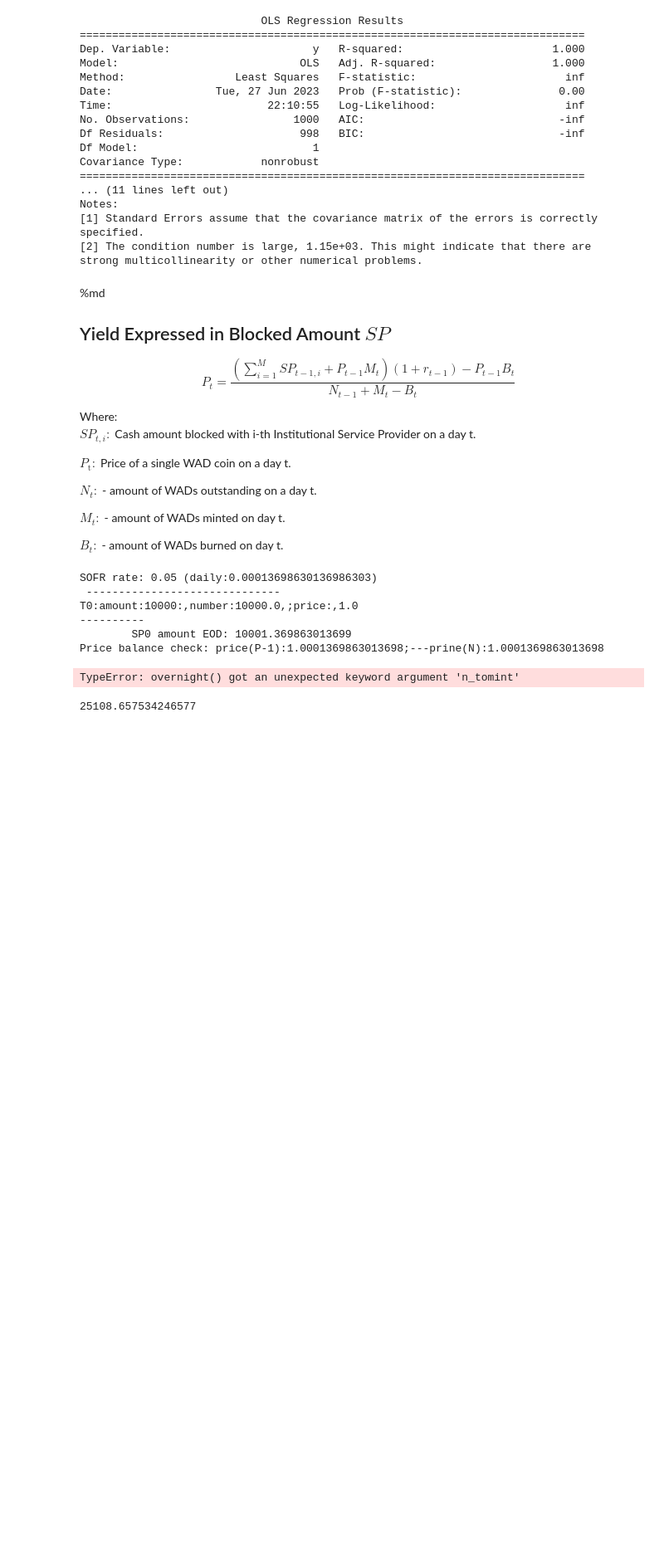
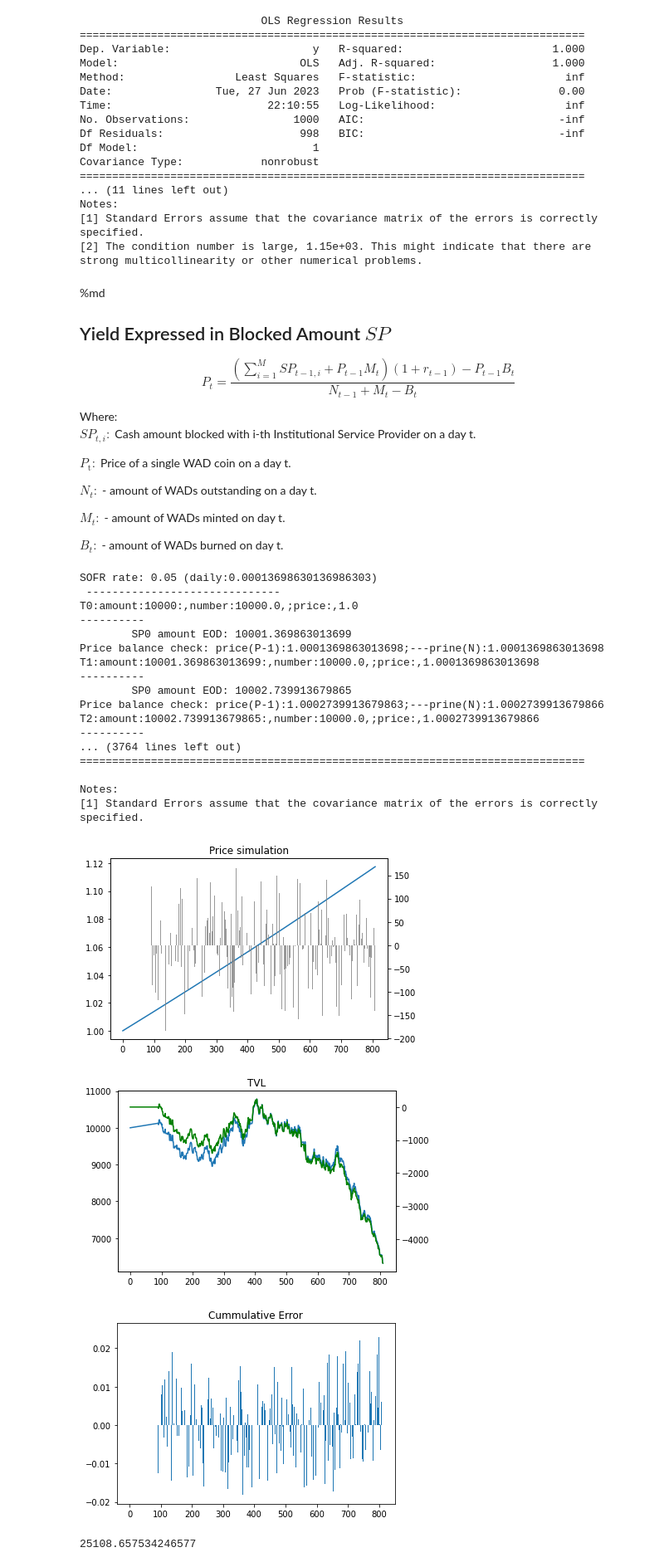
Before and after one commit to erv4gen/Monte-Carlo-Simulation-Engine, a Jupyter notebook: mc/wad_coin_price.ipynb, the cells around one changed output. Shown: that part at 83% size. Drawn from its saved outputs; the diff is of its cells as text; code cells hidden in the pictures; blank space fills up the shorter version.

```diff
--- a/mc/wad_coin_price.ipynb
+++ b/mc/wad_coin_price.ipynb
@@ -259,6 +259,8 @@ class PriceBalanceChecker:
         self.P_r = []
         self.P_N = []
         self.error = []
+        self.cash_net_change = []
+        self.TVL = []
     def chech_variant2(self,P_t,AMOUNT_BLOCKED,r,NUMBER_OF_WADS):
         variant2_simple_from_P_r_ = variant2_simple_from_P_r(P_t=P_t,r=r)
 
@@ -272,6 +274,10 @@ class PriceBalanceChecker:
         self.P_r.append(variant2_simple_from_P_r_)
         self.error.append(variant2_simple_from_P_r_ - variant2_simple_from_N_)
 
+    def record_cash_delta(self,amt_in,amt_out):
+        self.cash_net_change.append(amt_in-amt_out)
+    def record_amot(self,amt):
+        self.TVL.append(amt)
 
 def run_overnight(wad_network:WAD,price_checker:PriceBalanceChecker,SPs:List[SPBook],AMT_TOMINT:int=0.0,N_TO_BURN:int=0.0):
     print('-'*10)
@@ -287,7 +293,8 @@ def run_overnight(wad_network:WAD,price_checker:PriceBalanceChecker,SPs:List[SPB
 
     #Then the network calculates
     price_checker.chech_variant2(P_t=wad_network.p_t,AMOUNT_BLOCKED=total_SP_amnt,r=wad_network.r_daily,NUMBER_OF_WADS=wad_network.n_wads)
-
+    price_checker.record_cash_delta(AMT_TOMINT,N_TO_BURN*wad_network.p_t)
+    price_checker.record_amot(total_SP_amnt)
     wad_network.overnight(net_amot=total_SP_amnt,amt_tomint=AMT_TOMINT,n_toburn=N_TO_BURN)
     print(f'T{wad_network.i}:amount:{wad_network.amount}:,number:{wad_network.n_wads},;price:,{wad_network.p_t}')
 # %%
@@ -310,9 +317,6 @@ spbook0 = SPBook(INITIAL_MINTED,r_daily=r)
 wad_network = WAD(initial_amount=INITIAL_MINTED,r_daily=r,price_f=variant3,initial_price=P_t)
 price_checker=  PriceBalanceChecker()
 
-#Both amount blocked and number of WADs are the function of initial minted amount and price
-AMOUNT_BLOCKED_T0 = 5000 * P_t
-NUMBER_OF_WADS_T0 = AMOUNT_BLOCKED_T0 / P_t
 
 
 print(f'T0:amount:{wad_network.amount}:,number:{wad_network.n_wads},;price:,{wad_network.p_t}')
@@ -322,10 +326,10 @@ for i in range(run_days):
 
 
 # #ADD more
-# N_TOMINT0 = INITIAL_MINTED * 2
+# AMT_TOMINT0 = INITIAL_MINTED * 2
 # N_TO_BURN0 = 0
-# print(f'will mint:{N_TOMINT0},will burn:{N_TO_BURN0}')
-# run_overnight(wad_network,price_checker=price_checker,SPs=[spbook0],N_TOMINT=N_TOMINT0,N_TO_BURN=N_TO_BURN0)
+# print(f'will mint:{AMT_TOMINT0},will burn:{N_TO_BURN0}')
+# run_overnight(wad_network,price_checker=price_checker,SPs=[spbook0],AMT_TOMINT=AMT_TOMINT0,N_TO_BURN=N_TO_BURN0)
 
 
 # for i in range(run_days):
@@ -334,20 +338,20 @@ for i in range(run_days):
 
 
 # #Remove amlost all
-# N_TOMINT1 = 0
-# N_TO_BURN1 = (INITIAL_MINTED + N_TOMINT0) * .9
-# print(f'will mint:{N_TOMINT1},will burn:{N_TO_BURN1}')
-# run_overnight(wad_network,price_checker=price_checker,SPs=[spbook0],N_TOMINT=N_TOMINT1,N_TO_BURN=N_TO_BURN1)
+# AMT_TOMINT1 = 0
+# N_TO_BURN1 = min((INITIAL_MINTED + AMT_TOMINT0) * .9, wad_network.n_wads)
+# print(f'will mint:{AMT_TOMINT1},will burn:{N_TO_BURN1}')
+# run_overnight(wad_network,price_checker=price_checker,SPs=[spbook0],AMT_TOMINT=AMT_TOMINT1,N_TO_BURN=N_TO_BURN1)
 
 # for i in range(run_days):
 #     run_overnight(wad_network,price_checker=price_checker,SPs=[spbook0])
 
 
 # #restore initial amount
-# N_TOMINT2 = INITIAL_MINTED
+# AMT_TOMINT2 = INITIAL_MINTED
 # N_TO_BURN2 = 0
-# print(f'will mint:{N_TOMINT1},will burn:{N_TO_BURN1}')
-# run_overnight(wad_network,price_checker=price_checker,SPs=[spbook0],N_TOMINT=N_TOMINT2,N_TO_BURN=N_TO_BURN2)
+# print(f'will mint:{AMT_TOMINT2},will burn:{N_TO_BURN2}')
+# run_overnight(wad_network,price_checker=price_checker,SPs=[spbook0],AMT_TOMINT=AMT_TOMINT2,N_TO_BURN=N_TO_BURN2)
 
 # for i in range(run_days):
 #     run_overnight(wad_network,price_checker=price_checker,SPs=[spbook0])
@@ -359,41 +363,70 @@ for i in range(run_days):
 
 import random
 AMOUNT_TT = wad_network.amount
 days_multpl = 8
 p_mint_burn_event = 0.3
+rate_range = (0.01,0.03)
 for i in range(run_days*days_multpl):
     if random.random() >p_mint_burn_event:
-        N_TOMINT_TT = AMOUNT_TT * random.uniform(0.01,0.10)
-        N_TO_BURN2_TT = AMOUNT_TT * random.uniform(0.01,0.10)
+        AMT_TOMINT_TT = AMOUNT_TT * random.uniform(*rate_range)
+        N_TO_BURN2_TT = AMOUNT_TT * random.uniform(*rate_range)
 
-        print(f'will mint:{N_TOMINT_TT},will burn:{N_TO_BURN2_TT}')
-        run_overnight(wad_network,price_checker=price_checker,SPs=[spbook0],N_TOMINT=N_TOMINT_TT,N_TO_BURN=N_TO_BURN2_TT)
+        print(f'will mint:{AMT_TOMINT_TT},will burn:{N_TO_BURN2_TT}')
+        run_overnight(wad_network,price_checker=price_checker,SPs=[spbook0],AMT_TOMINT=AMT_TOMINT_TT,N_TO_BURN=N_TO_BURN2_TT)
+
+        AMOUNT_TT = wad_network.amount
     else:
         run_overnight(wad_network,price_checker=price_checker,SPs=[spbook0])
 
 
 
 
 fig0 , ax0 = plt.subplots(figsize=(6,4))
 X , P = [t for t in range(wad_network.i)],wad_network.P
+NET_CHANGE = price_checker.cash_net_change
 ax0.plot(X, P);
 ax0.set_title('Price simulation')
-fit_ols(X,P)
 
+ax01 = ax0.twinx()
+ax01.bar(X,NET_CHANGE,color='grey',alpha=0.8)
+
+
+fig02 , ax02 = plt.subplots(figsize=(6,4))
+ax022 = ax02.twinx()
+TVL = price_checker.TVL
+CUM_CHANGE = np.cumsum(price_checker.cash_net_change)
+ax02.plot(X, TVL);
+ax022.plot(X,CUM_CHANGE,color='green')
+ax02.set_title('TVL')
 
 fig1 , ax1 = plt.subplots(figsize=(6,4))
 error = price_checker.error
-ax1.plot(X, error);
+ax1.bar(X, error);
 ax1.set_title('Cummulative Error')
-# fit_ols(X,P)
+
+
+fit_ols(X,P)
 # %% [output]
 SOFR rate: 0.05 (daily:0.00013698630136986303)
  ------------------------------
 T0:amount:10000:,number:10000.0,;price:,1.0
 ----------
         SP0 amount EOD: 10001.369863013699
 Price balance check: price(P-1):1.0001369863013698;---prine(N):1.0001369863013698
+T1:amount:10001.369863013699:,number:10000.0,;price:,1.0001369863013698
+----------
+        SP0 amount EOD: 10002.739913679865
+Price balance check: price(P-1):1.0002739913679863;---prine(N):1.0002739913679866
+T2:amount:10002.739913679865:,number:10000.0,;price:,1.0002739913679866
+----------
+... (3764 lines left out)
+==============================================================================
+
+Notes:
+[1] Standard Errors assume that the covariance matrix of the errors is correctly specified.
-TypeError: overnight() got an unexpected keyword argument 'n_tomint'
+[figure, added]
+[figure, added]
+[figure, added]
 # %%
 
 
```
